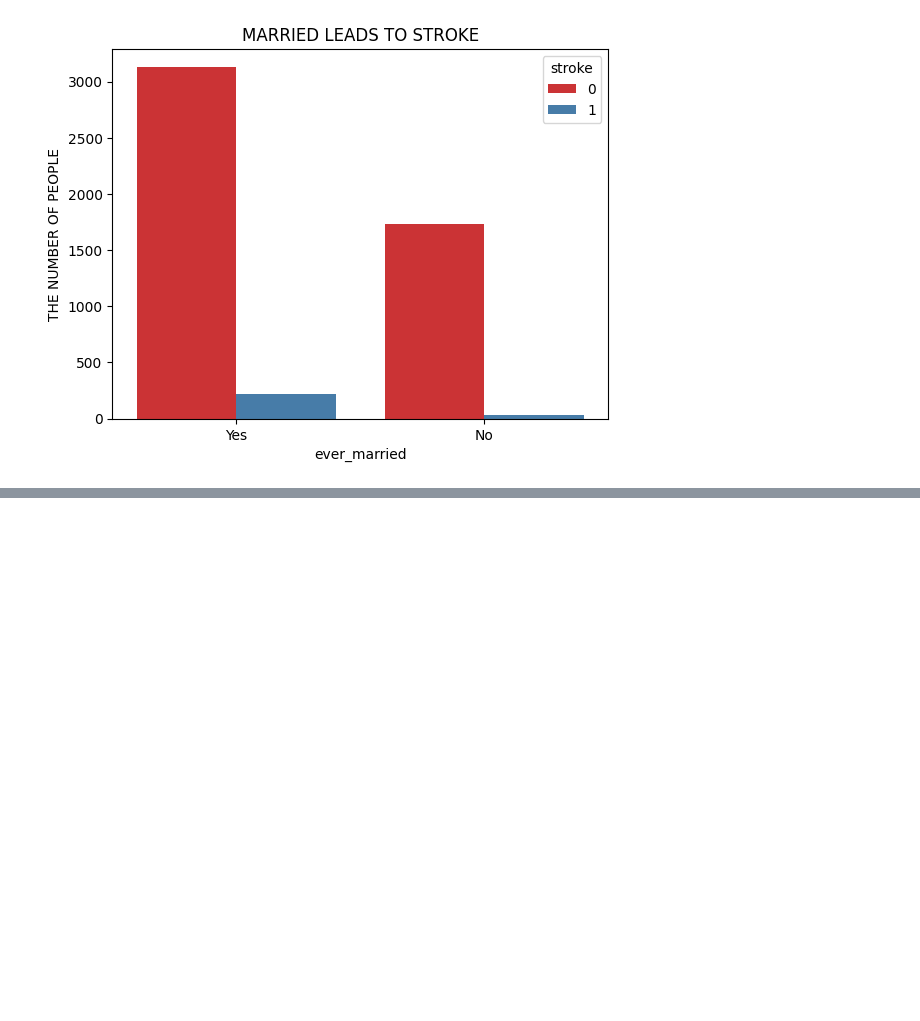
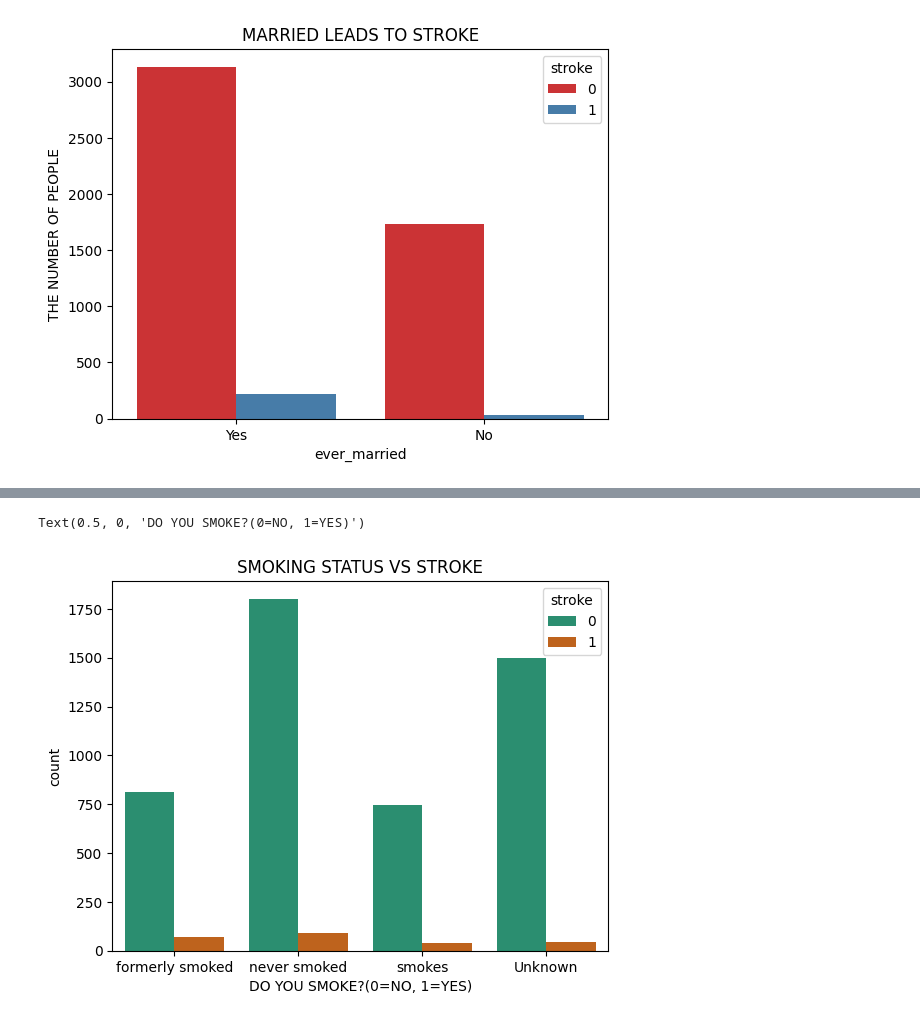
Before and after one commit to millertaybali/python_for_data_science_project_group_5, a Jupyter notebook: stroke_analysis.ipynb, the cells around one changed output, grey strips where cells are left out. Saved outputs shown, nothing was run; the diff lists cells and outputs as text; code cells hidden in the pictures; blank space fills up the shorter version.

```diff
--- a/stroke_analysis.ipynb
+++ b/stroke_analysis.ipynb
@@ -336,0 +348,7 @@ Text(0.5, 1.0, 'MARRIED LEADS TO STROKE')
+# %%
+sns.countplot(data=df, x="smoking_status", hue="stroke", palette="Dark2")
+plt.title("SMOKING STATUS VS STROKE")
+plt.xlabel("DO YOU SMOKE?(0=NO, 1=YES)")
+# %% [output]
+Text(0.5, 0, 'DO YOU SMOKE?(0=NO, 1=YES)')
+[figure, added]
```
Also changed, not shown: parts of 3 cells of this notebook.
